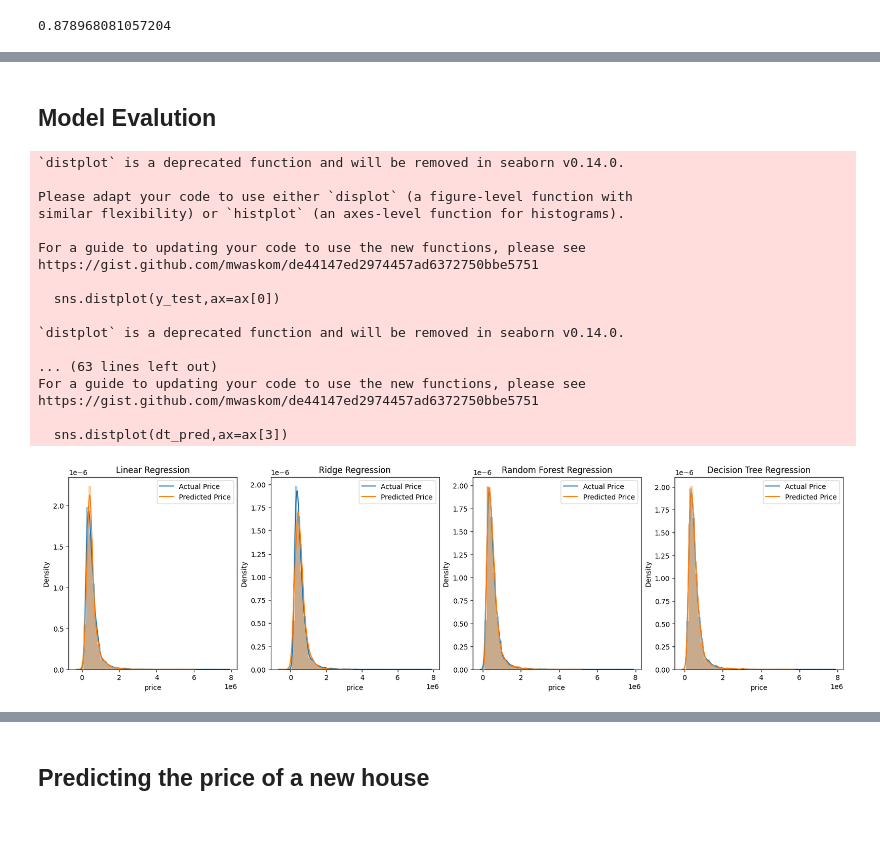
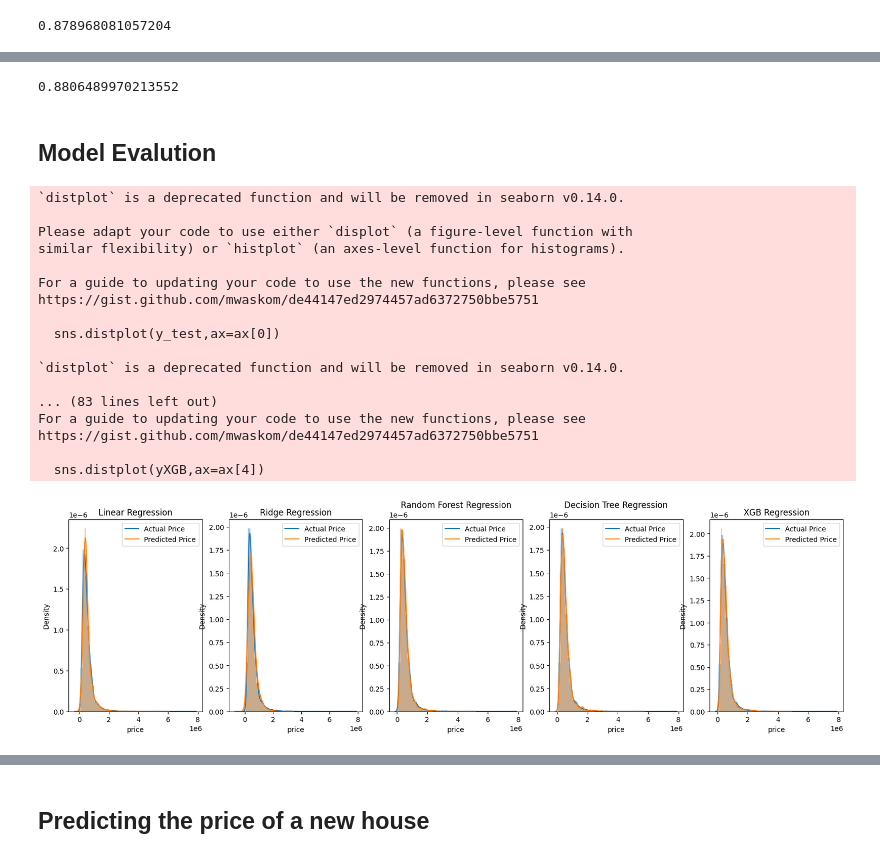
Before and after one commit to YouXuan2010/Data-Science-Projects, a Jupyter notebook: House Price Prediction/House_Price_Prediction.ipynb, the cells around one changed output, grey strips where cells are left out. Saved outputs shown, nothing was run; the diff lists cells and outputs as text; code cells hidden in the pictures; blank space fills up the shorter version.

```diff
--- a/House Price Prediction/House_Price_Prediction.ipynb
+++ b/House Price Prediction/House_Price_Prediction.ipynb
@@ -320,0 +324,10 @@ r2_score(y_test,yhat)
+# %%
+reg = xgb.XGBRegressor(base_score=0.5, booster='gbtree',
+                       n_estimators=1000,
+                       early_stopping_rounds=100,
+                       objective='reg:linear',
+                       max_depth=5,
+                       learning_rate=0.08)
+reg.fit(X_train, y_train,
+        eval_set=[(X_train, y_train), (X_test, y_test)],
+        verbose=100)
@@ -321,8 +353,13 @@ r2_score(y_test,yhat)
+# %%
+yXGB = reg.predict(X_test)
+r2_score(y_test,yXGB)
+# %% [output]
+0.8806489970213552
 # %% [markdown]
 ## Model Evalution
 # %%
 # displot of the actual price and predicted price for all models
-fig, ax = plt.subplots(1,4,figsize=(20,5))
+fig, ax = plt.subplots(1,5,figsize=(20,5))
 sns.distplot(y_test,ax=ax[0])
 sns.distplot(pipe_pred,ax=ax[0])
 sns.distplot(y_test,ax=ax[1])
@@ -331,36 +368,40 @@ sns.distplot(y_test,ax=ax[2])
 sns.distplot(yhat,ax=ax[2])
 sns.distplot(y_test,ax=ax[3])
 sns.distplot(dt_pred,ax=ax[3])
+sns.distplot(y_test,ax=ax[4])
+sns.distplot(yXGB,ax=ax[4])
 # legends
 ax[0].legend(['Actual Price','Predicted Price'])
 ax[1].legend(['Actual Price','Predicted Price'])
 ax[2].legend(['Actual Price','Predicted Price'])
 ax[3].legend(['Actual Price','Predicted Price'])
+ax[4].legend(['Actual Price','Predicted Price'])
 #model name as title
 ax[0].set_title('Linear Regression')
 ax[1].set_title('Ridge Regression')
 ax[2].set_title('Random Forest Regression')
 ax[3].set_title('Decision Tree Regression')
+ax[4].set_title('XGB Regression')
 plt.show()
 # %% [output]
 `distplot` is a deprecated function and will be removed in seaborn v0.14.0.
 
 Please adapt your code to use either `displot` (a figure-level function with
 similar flexibility) or `histplot` (an axes-level function for histograms).
 
 For a guide to updating your code to use the new functions, please see
 https://gist.github.com/mwaskom/de44147ed2974457ad6372750bbe5751
 
   sns.distplot(y_test,ax=ax[0])
 
 `distplot` is a deprecated function and will be removed in seaborn v0.14.0.
 
-... (63 lines left out)
+... (83 lines left out)
 For a guide to updating your code to use the new functions, please see
 https://gist.github.com/mwaskom/de44147ed2974457ad6372750bbe5751
 
-  sns.distplot(dt_pred,ax=ax[3])
+  sns.distplot(yXGB,ax=ax[4])
-[figure, old version]
+[figure, new version]
 # %%
 #plot the graph to compare mae, mse, rmse for all models
 fig, ax = plt.subplots(1,3,figsize=(20,5))
```
Also changed, not shown: parts of 10 cells of this notebook.
